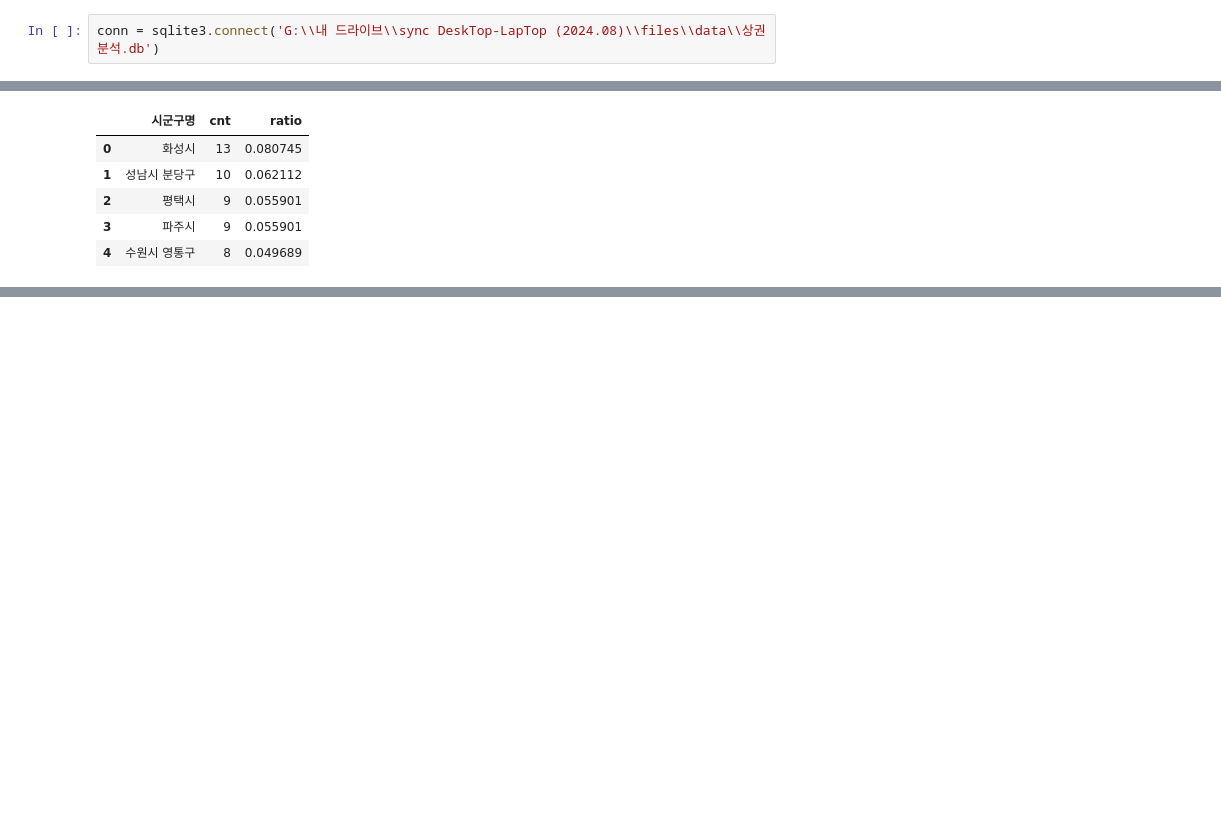
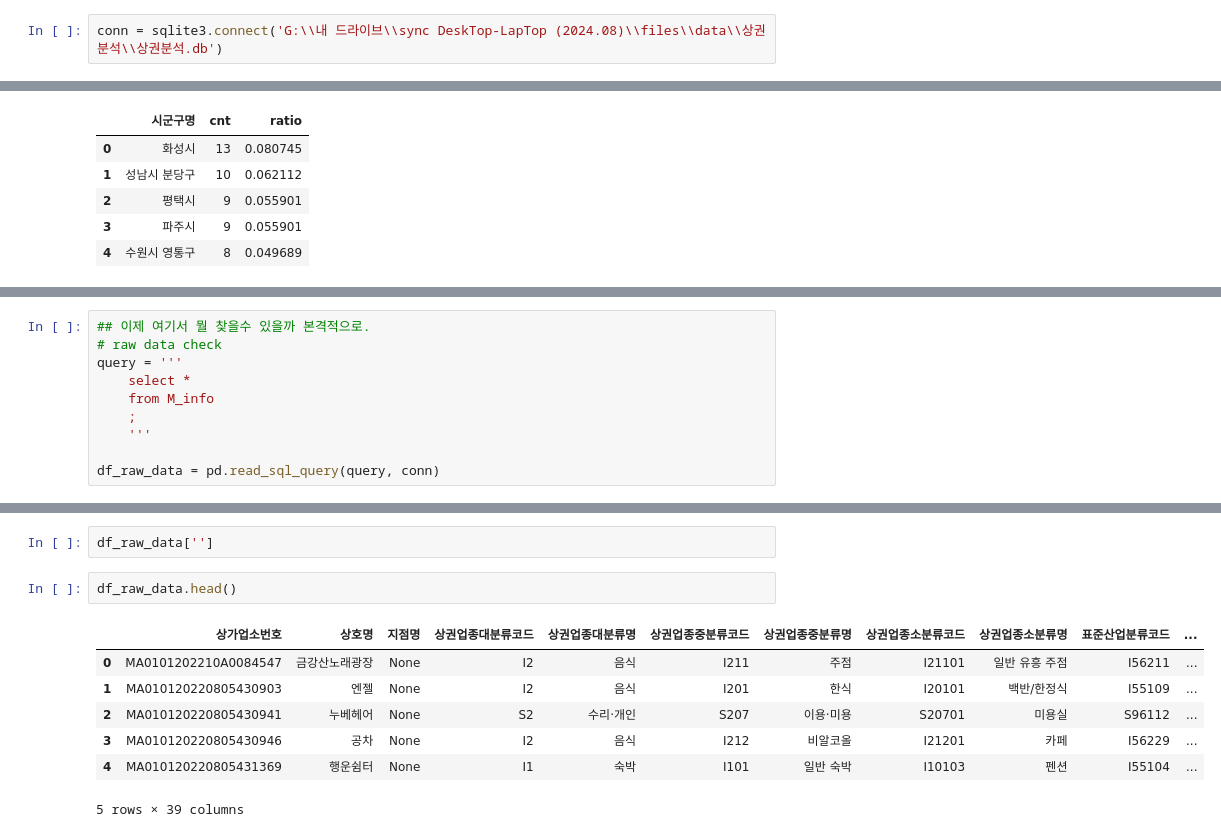
Before and after one commit to young2good/analysis_repo, a Jupyter notebook: temp_market_analysis.ipynb, the cells around one changed output, grey strips where cells are left out. Drawn from its saved outputs; the diff is of its cells as text; blank space fills up the shorter version.

```diff
--- a/temp_market_analysis.ipynb
+++ b/temp_market_analysis.ipynb
@@ -6,2 +7,2 @@ import numpy as np
 # %%
-conn = sqlite3.connect('G:\\내 드라이브\\sync DeskTop-LapTop (2024.08)\\files\\data\\상권분석.db')
+conn = sqlite3.connect('G:\\내 드라이브\\sync DeskTop-LapTop (2024.08)\\files\\data\\상권분석\\상권분석.db')
@@ -135,3 +143,13 @@ df_gongcha.head()
 )
 # %% [output]
 [interactive output not drawn]
+# %%
+## 이제 여기서 뭘 찾을수 있을까 본격적으로.
+# raw data check
+query = '''
+    select *
+	from M_info
+	;
+    '''
+
+df_raw_data = pd.read_sql_query(query, conn)
@@ -137,0 +176,12 @@ df_gongcha.head()
+# %%
+df_raw_data['']
+# %%
+df_raw_data.head()
+# %% [output]
+|  | 상가업소번호 | 상호명 | 지점명 | 상권업종대분류코드 | 상권업종대분류명 | 상권업종중분류코드 | 상권업종중분류명 | 상권업종소분류코드 | 상권업종소분류명 | 표준산업분류코드 | ... |
+| 0 | MA0101202210A0084547 | 금강산노래광장 | None | I2 | 음식 | I211 | 주점 | I21101 | 일반 유흥 주점 | I56211 | ... |
+| 1 | MA010120220805430903 | 엔젤 | None | I2 | 음식 | I201 | 한식 | I20101 | 백반/한정식 | I55109 | ... |
+| 2 | MA010120220805430941 | 누베헤어 | None | S2 | 수리·개인 | S207 | 이용·미용 | S20701 | 미용실 | S96112 | ... |
+| 3 | MA010120220805430946 | 공차 | None | I2 | 음식 | I212 | 비알코올 | I21201 | 카페 | I56229 | ... |
+| 4 | MA010120220805431369 | 행운쉼터 | None | I1 | 숙박 | I101 | 일반 숙박 | I10103 | 펜션 | I55104 | ... |
+5 rows × 39 columns
```
Also changed, not shown: parts of 13 cells of this notebook, 1 other file.
